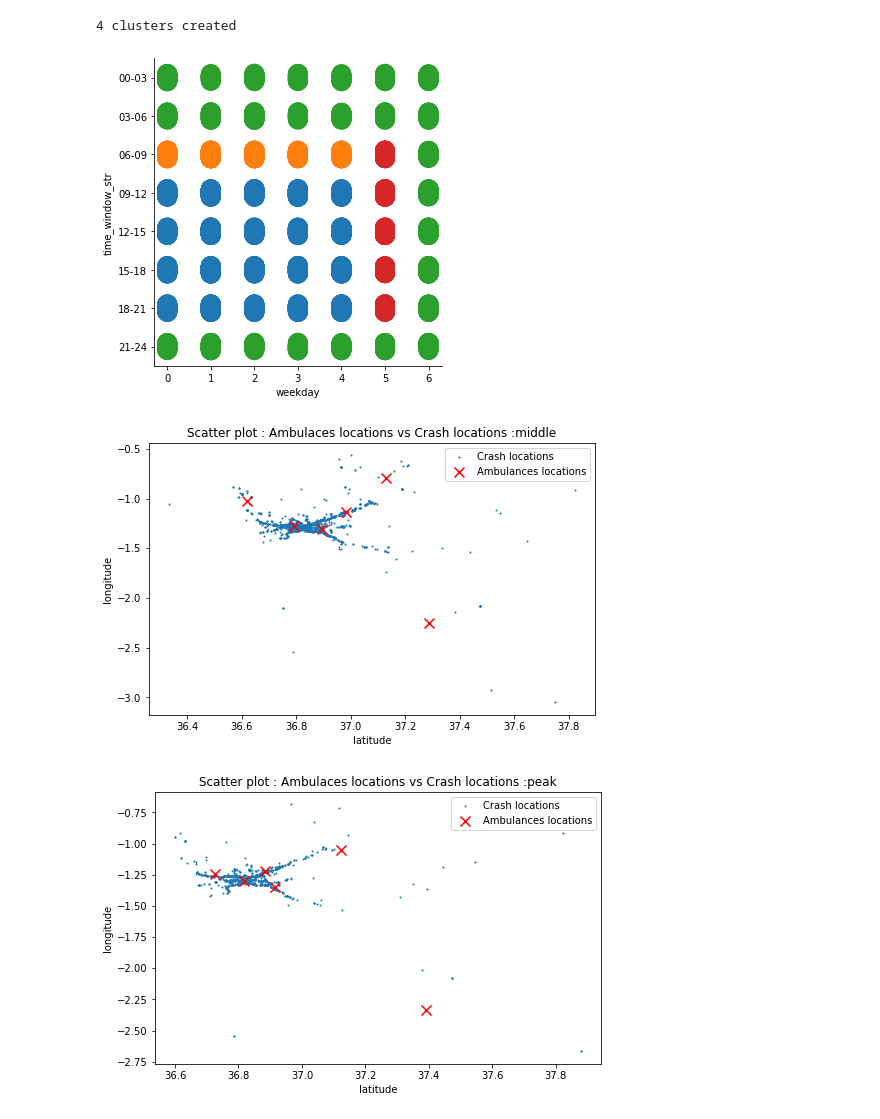
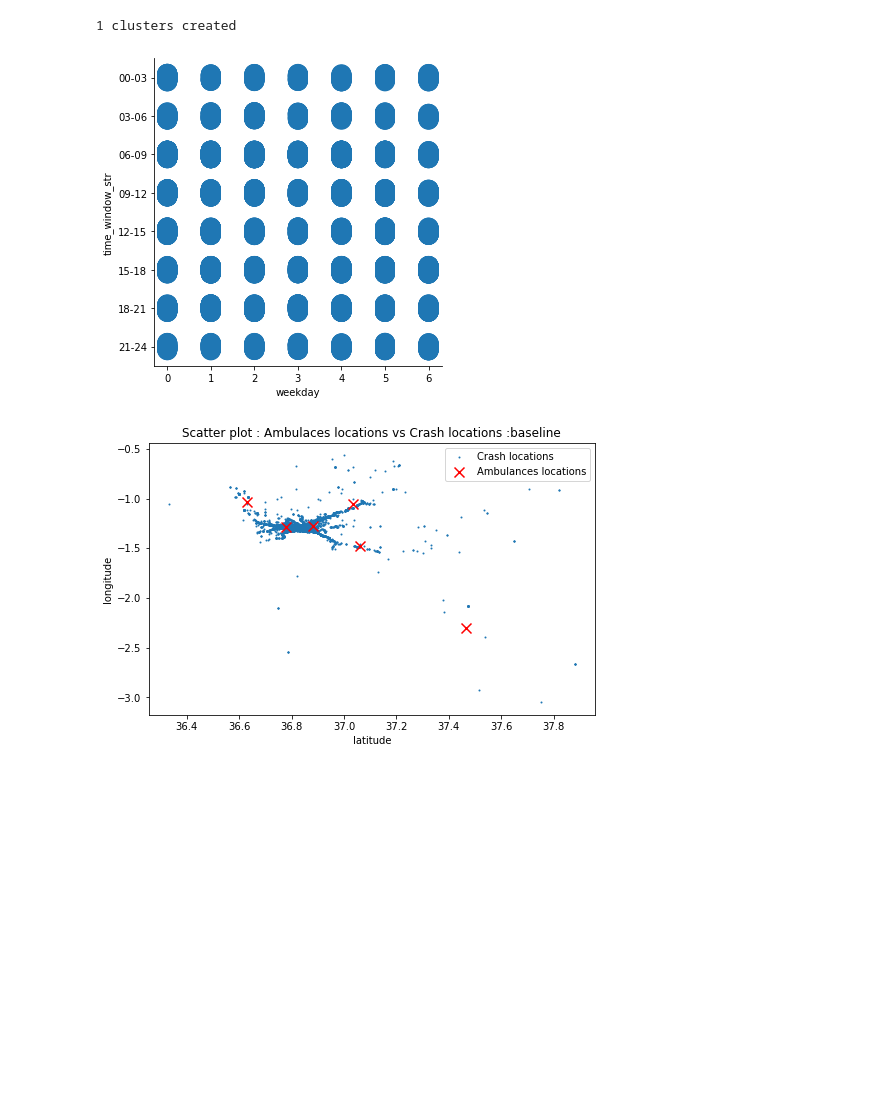
Before and after one commit to AndOleAnd/Capstone_N_A_P, a Jupyter notebook: Notebooks/submission_functions.ipynb, the cells around one changed output. Cells and saved outputs as stored; diff of their text form; code cells hidden in the pictures; blank space fills up the shorter version.

```diff
--- a/Notebooks/submission_functions.ipynb
+++ b/Notebooks/submission_functions.ipynb
@@ -346,35 +346,34 @@ def ambulance_placement_pipeline(input_path='../Inputs/', output_path='../Output
                                  holdout_strategy='year_2019', holdout_test_size=0.3,
                                  test_period_date_start='2019-01-01', test_period_date_end='2019-07-01',
                                  tw_cluster_strategy='saturday_2', placement_model='k_means', verbose=0):
     '''
     load crash data (from train or prediction) and apply feautre engineering, run tw clustering (based on strategy choice)
     create ambulance placements, create output file.
     '''
     crash_df = create_crash_df(train_file = input_path+crash_source_csv+'.csv')
     crash_df = create_temporal_features(crash_df)
     crash_df, test_df = split_accident_df(data=crash_df, strategy=holdout_strategy, test_size=holdout_test_size)
     test_df = drop_temporal(test_df)
     crash_df = create_cluster_feature(crash_df, strategy=tw_cluster_strategy, verbose=verbose)
     centroids_dict = create_k_means_centroids(crash_df, verbose=verbose)
     train_placements_df = centroid_to_submission(centroids_dict, date_start='2018-01-01', date_end='2019-12-31', tw_cluster_strategy=tw_cluster_strategy)
     print(f'Total size of test set: {test_df.shape[0]}')
     test_score = score(train_placements_df, test_df, test_start_date=test_period_date_start, test_end_date=test_period_date_end)
     print(f'Total size of train set: {crash_df.shape[0]}')
     train_score = score(train_placements_df,crash_df, test_start_date=test_period_date_start, test_end_date=test_period_date_end)
     print(f'Score on test set: {test_score / max(test_df.shape[0],1)}')
     print(f'Score on train set: {train_score / crash_df.shape[0] } (avg distance per accident)')
 
 
 # create file for submitting to zindi
     submission_df = centroid_to_submission(centroids_dict, date_start='2019-07-01', date_end='2020-01-01', tw_cluster_strategy=tw_cluster_strategy)
     create_submission_csv(submission_df, crash_source=crash_source_csv, tw_cluster_strategy=tw_cluster_strategy, model_name=placement_model, path=output_path)
 
 ambulance_placement_pipeline(input_path='../Inputs/', output_path='../Outputs/', crash_source_csv='Train',
                               holdout_strategy='random', holdout_test_size=0.2,
                               test_period_date_start='2018-01-01', test_period_date_end='2019-12-31',
-                              tw_cluster_strategy='saturday_2', placement_model='k_means', verbose=5)
+                              tw_cluster_strategy='baseline', placement_model='k_means', verbose=5)
 # %% [output]
-4 clusters created
+1 clusters created
-[figure, old version]
+[figure, new version]
-[figure, old version]
+[figure, new version]
-[figure, removed]
```
Also changed, not shown: parts of 1 cell of this notebook.
